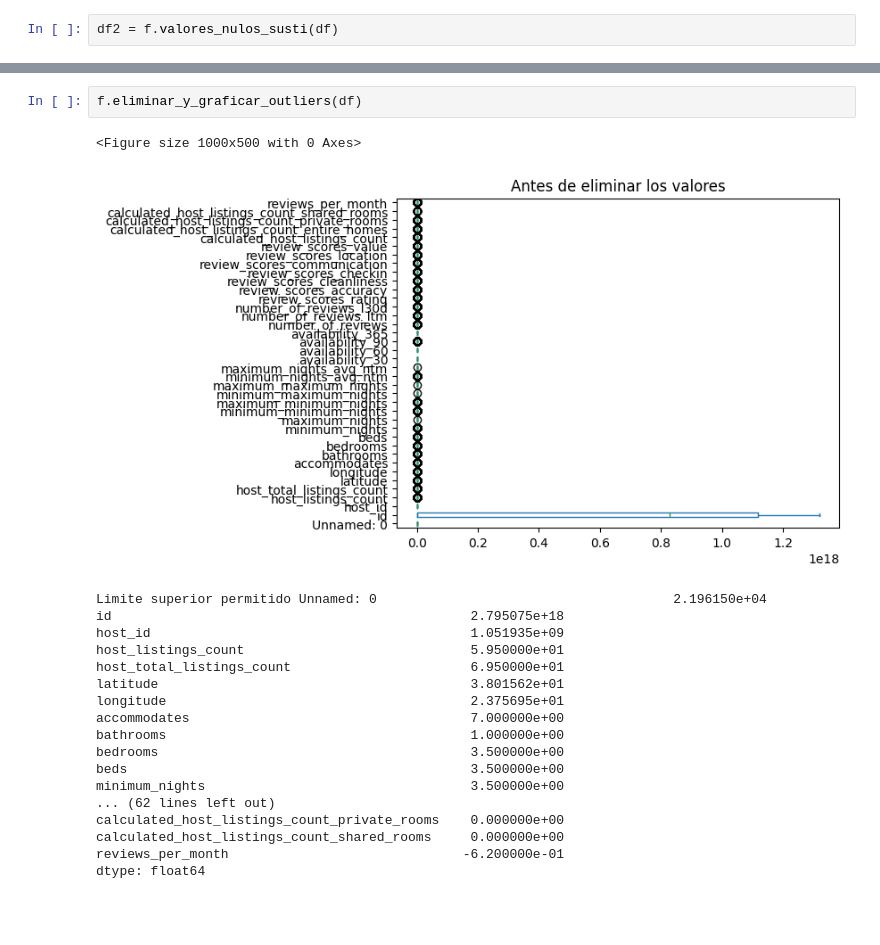
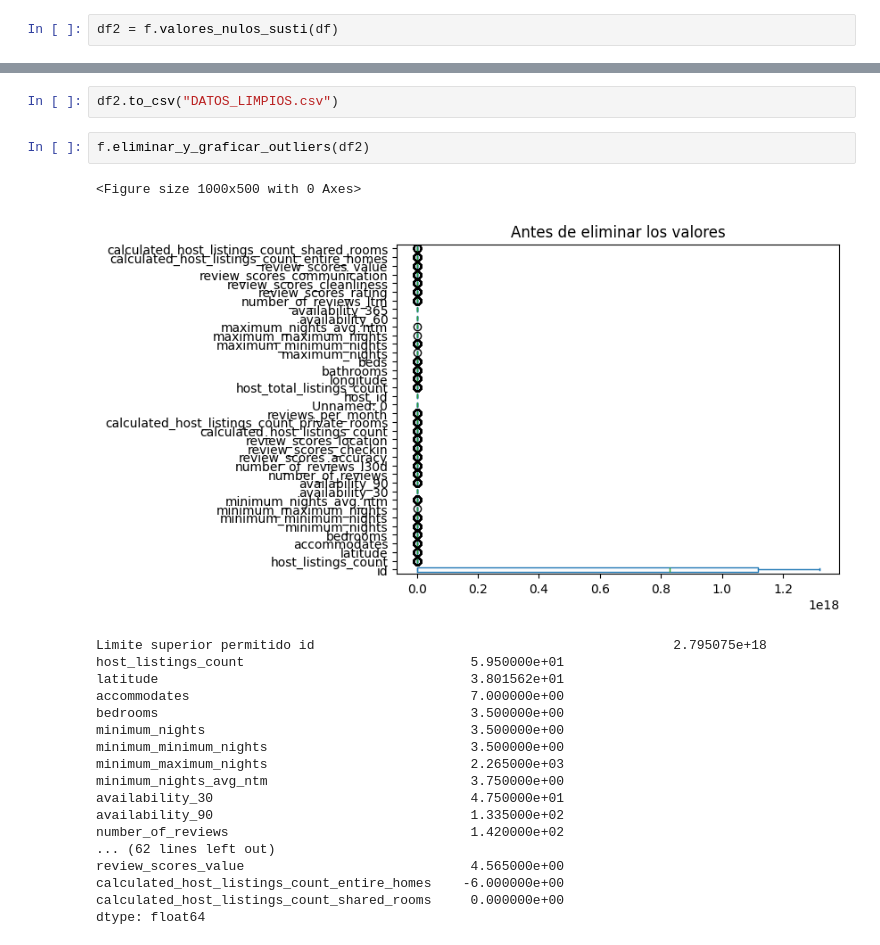
Before and after one commit to Lucero1110/Actividad-6-examen, a Jupyter notebook: llamado_de_funciones.ipynb, the cells around one changed output, grey strips where cells are left out. Drawn from its saved outputs; the diff is of its cells as text; blank space fills up the shorter version.

```diff
--- a/llamado_de_funciones.ipynb
+++ b/llamado_de_funciones.ipynb
@@ -49,25 +49,27 @@ df3
  dtype: int64,
  'Valores nulos por dataframe',
  np.int64(0))
+# %%
+df2.to_csv("DATOS_LIMPIOS.csv")
 # %%
-f.eliminar_y_graficar_outliers(df)
+f.eliminar_y_graficar_outliers(df2)
 # %% [output]
 <Figure size 1000x500 with 0 Axes>
-[figure, old version]
+[figure, new version]
-Limite superior permitido Unnamed: 0                                      2.196150e+04
-id                                              2.795075e+18
-host_id                                         1.051935e+09
+Limite superior permitido id                                              2.795075e+18
 host_listings_count                             5.950000e+01
-host_total_listings_count                       6.950000e+01
 latitude                                        3.801562e+01
-longitude                                       2.375695e+01
 accommodates                                    7.000000e+00
-bathrooms                                       1.000000e+00
 bedrooms                                        3.500000e+00
-beds                                            3.500000e+00
 minimum_nights                                  3.500000e+00
+minimum_minimum_nights                          3.500000e+00
+minimum_maximum_nights                          2.265000e+03
+minimum_nights_avg_ntm                          3.750000e+00
+availability_30                                 4.750000e+01
+availability_90                                 1.335000e+02
+number_of_reviews                               1.420000e+02
 ... (62 lines left out)
-calculated_host_listings_count_private_rooms    0.000000e+00
+review_scores_value                             4.565000e+00
+calculated_host_listings_count_entire_homes    -6.000000e+00
 calculated_host_listings_count_shared_rooms     0.000000e+00
-reviews_per_month                              -6.200000e-01
 dtype: float64
```
Also changed, not shown: parts of 1 cell of this notebook.
